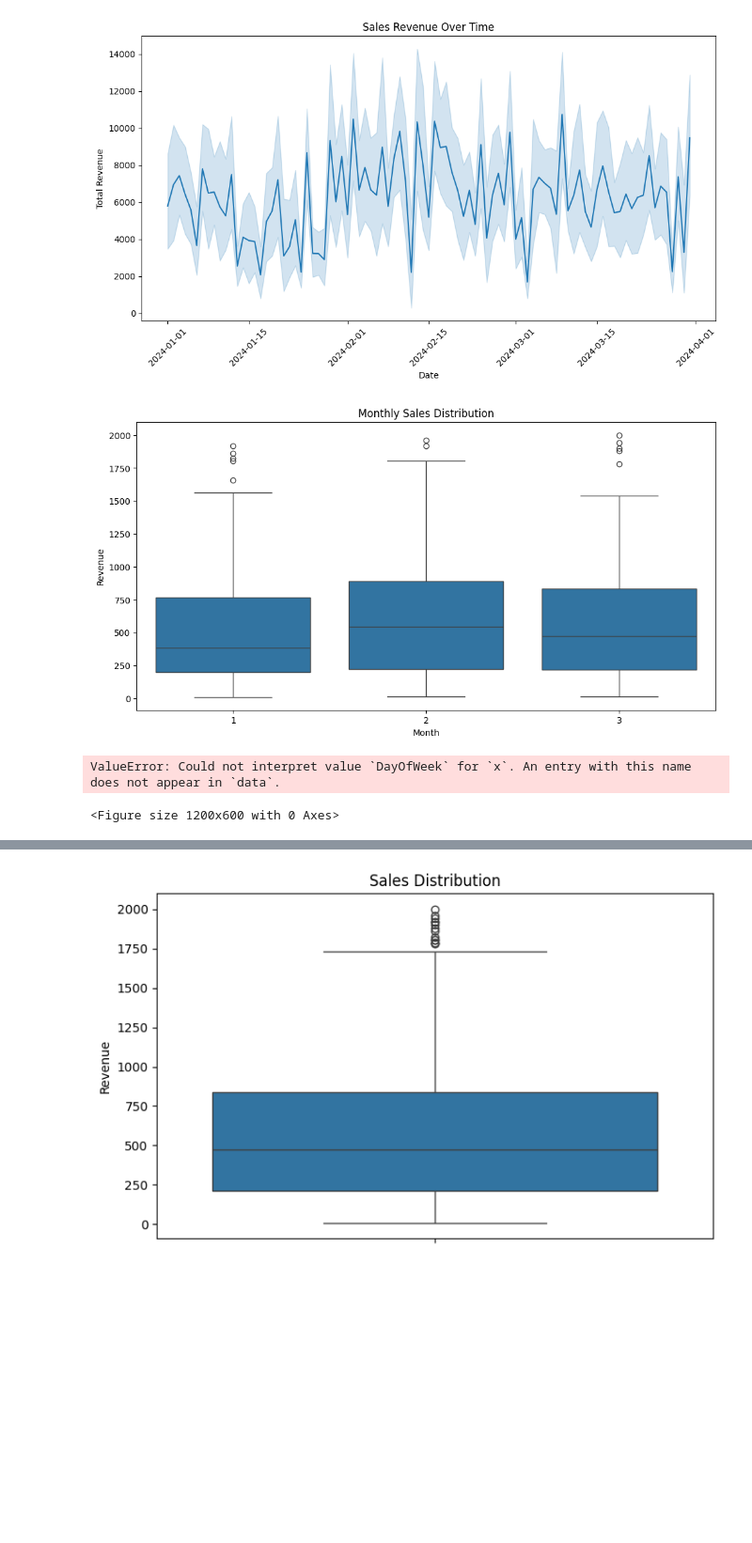
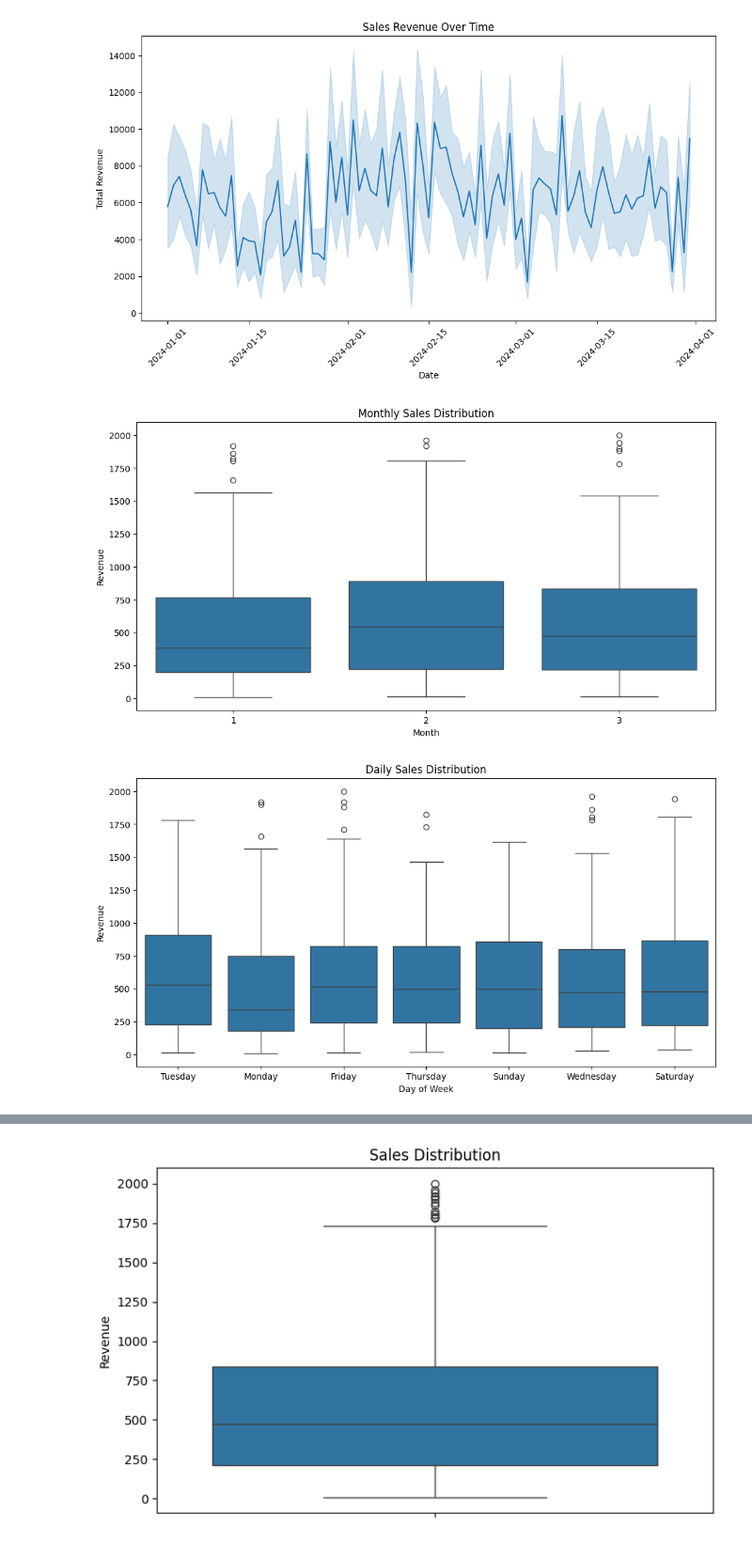
Before and after one commit to maryamed14/AI-Sales-Assistant, a Jupyter notebook: analysis.ipynb, the cells around one changed output, grey strips where cells are left out. Shown at 94% size. Saved outputs shown, nothing was run; the diff lists cells and outputs as text; code cells hidden in the pictures; blank space fills up the shorter version.

```diff
--- a/analysis.ipynb
+++ b/analysis.ipynb
@@ -79,25 +79,24 @@ plt.show()
 # %%
 
 
 # Plot monthly sales
 plt.figure(figsize=(12, 6))
 sns.boxplot(x='Month', y='Revenue', data=df)
 plt.title('Monthly Sales Distribution')
 plt.xlabel('Month')
 plt.ylabel('Revenue')
 plt.show()
 
 # Plot daily sales
 plt.figure(figsize=(12, 6))
-sns.boxplot(x='DayOfWeek', y='Revenue', data=df)
+sns.boxplot(x='Day_of_Week', y='Revenue', data=df)
 plt.title('Daily Sales Distribution')
 plt.xlabel('Day of Week')
 plt.ylabel('Revenue')
 plt.show()
 # %% [output]
 [figure]
-ValueError: Could not interpret value `DayOfWeek` for `x`. An entry with this name does not appear in `data`.
-<Figure size 1200x600 with 0 Axes>
+[figure, added]
 # %%
 # Plot sales on holidays vs non-holidays
 plt.figure(figsize=(8, 5))
```
Also changed, not shown: parts of 2 cells of this notebook.
